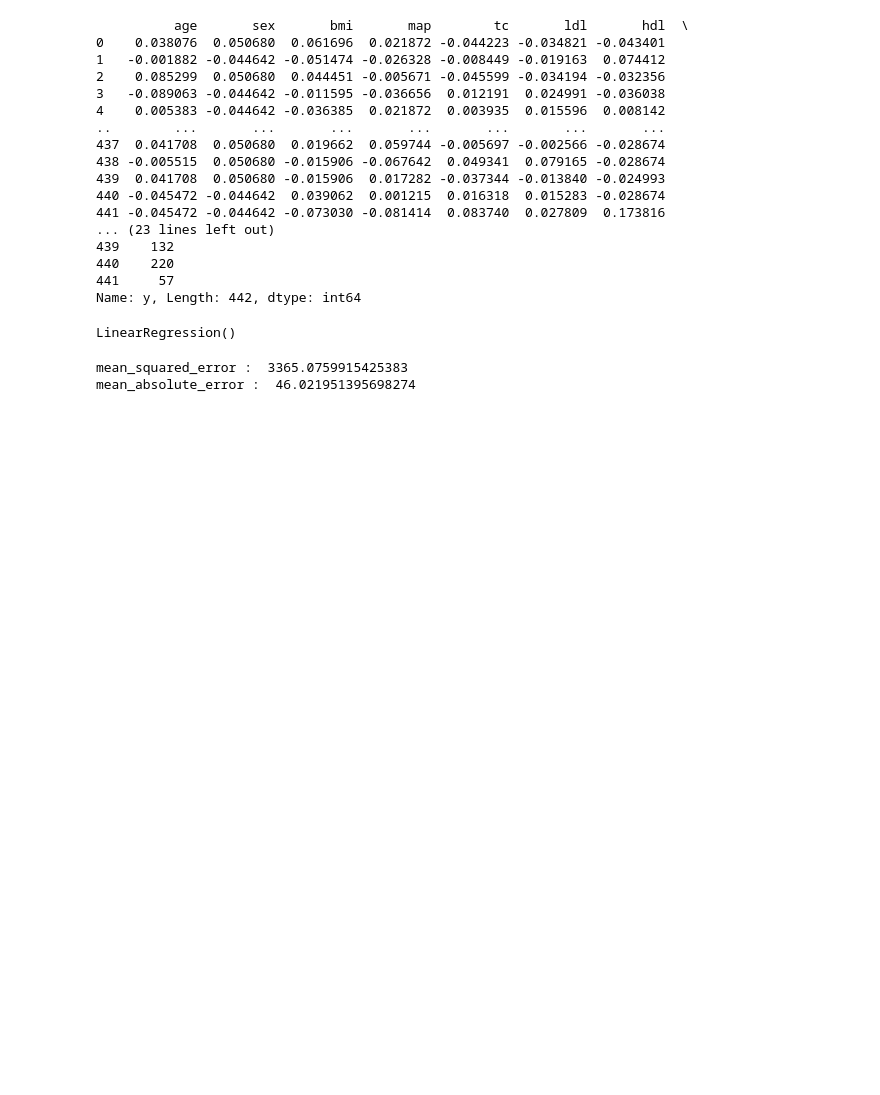
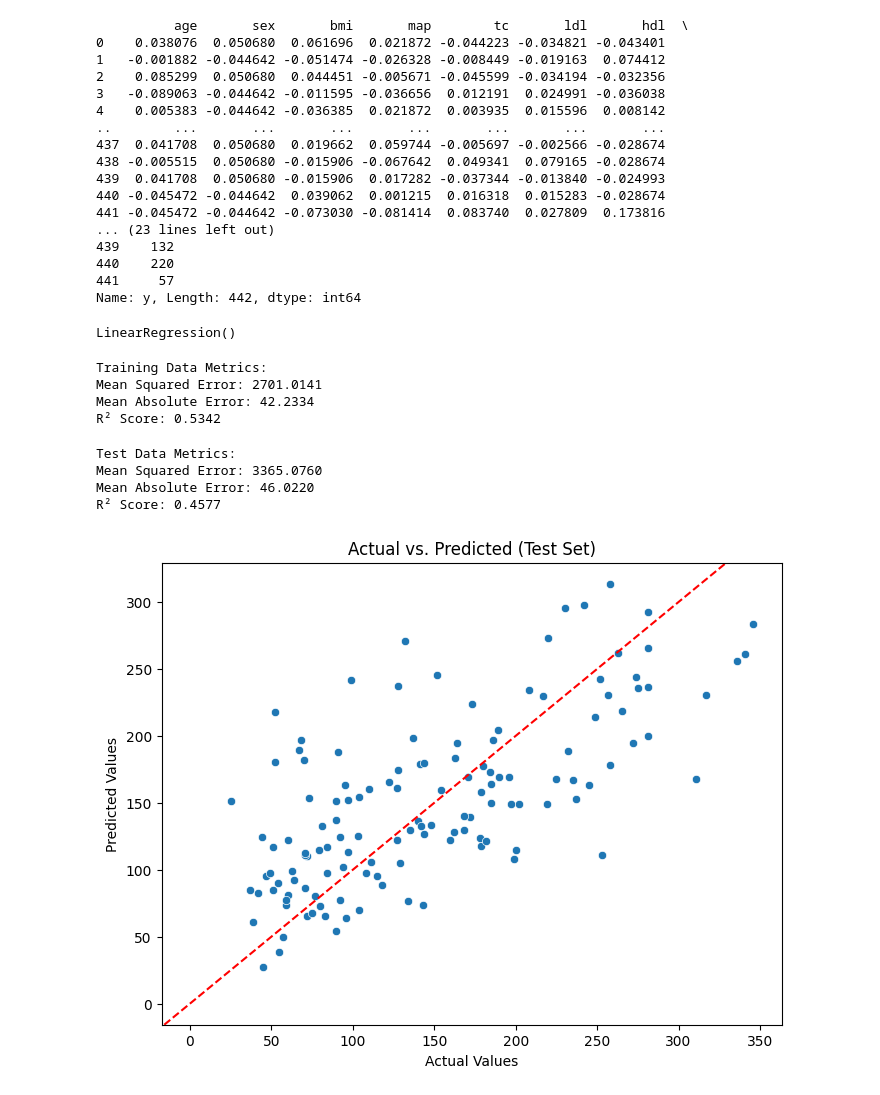
Before and after one commit to SenorYuen/BMEN415FinalProject, a Jupyter notebook: Regression/MLR.ipynb, the cells around one changed output. Drawn from its saved outputs; the diff is of its cells as text; code cells hidden in the pictures; blank space fills up the shorter version.

Commit message:
updated all models to have appropriate metrics

```diff
--- a/Regression/MLR.ipynb
+++ b/Regression/MLR.ipynb
@@ -66,12 +67,50 @@ model = LinearRegression()
 model.fit(X_train,y_train)
 # %% [output]
 LinearRegression()
-# %%
-predictions = model.predict(X_test)
-
-# model evaluation
-print('mean_squared_error : ', mean_squared_error(y_test, predictions))
-print('mean_absolute_error : ', mean_absolute_error(y_test, predictions))
-# %% [output]
-mean_squared_error :  3365.0759915425383
-mean_absolute_error :  46.021951395698274
+# %%
+# Predict on test set
+y_pred_test = model.predict(X_test)
+
+# Predict on training set for evaluation
+y_pred_train = model.predict(X_train)
+# %%
+# Calculate training metrics
+mse_train = mean_squared_error(y_train, y_pred_train)
+mae_train = mean_absolute_error(y_train, y_pred_train)
+r2_train = r2_score(y_train, y_pred_train)
+
+print(f"Training Data Metrics:")
+print(f"Mean Squared Error: {mse_train:.4f}")
+print(f"Mean Absolute Error: {mae_train:.4f}")
+print(f"R² Score: {r2_train:.4f}")
+# %% [output]
+Training Data Metrics:
+Mean Squared Error: 2701.0141
+Mean Absolute Error: 42.2334
+R² Score: 0.5342
+# %%
+# Calculate test metrics
+mse_test = mean_squared_error(y_test, y_pred_test)
+mae_test = mean_absolute_error(y_test, y_pred_test)
+r2_test = r2_score(y_test, y_pred_test)
+
+print(f"Test Data Metrics:")
+print(f"Mean Squared Error: {mse_test:.4f}")
+print(f"Mean Absolute Error: {mae_test:.4f}")
+print(f"R² Score: {r2_test:.4f}")
+# %% [output]
+Test Data Metrics:
+Mean Squared Error: 3365.0760
+Mean Absolute Error: 46.0220
+R² Score: 0.4577
+# %%
+# Scatter plot for actual vs. predicted values
+plt.figure(figsize=(8,6))
+sns.scatterplot(x=y_test, y=y_pred_test)
+plt.axline([0, 0], [1, 1], color='red', linestyle='--')
+plt.xlabel("Actual Values")
+plt.ylabel("Predicted Values")
+plt.title("Actual vs. Predicted (Test Set)")
+plt.show()
+# %% [output]
+[figure, added]
```
Also changed, not shown: parts of 1 cell of this notebook, 6 other files.
